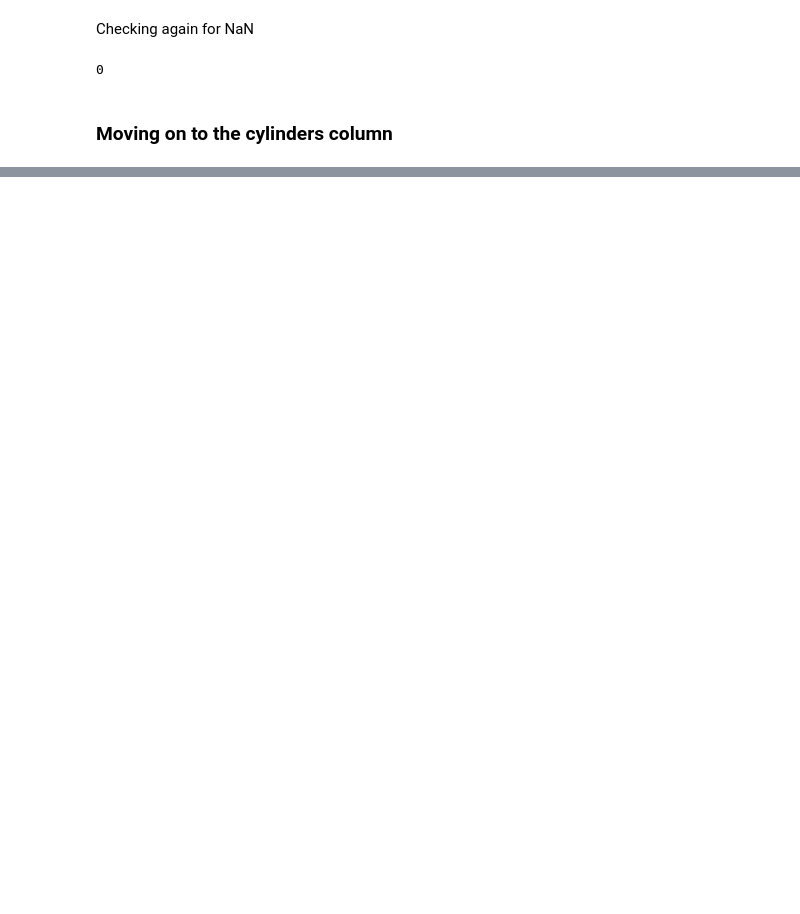
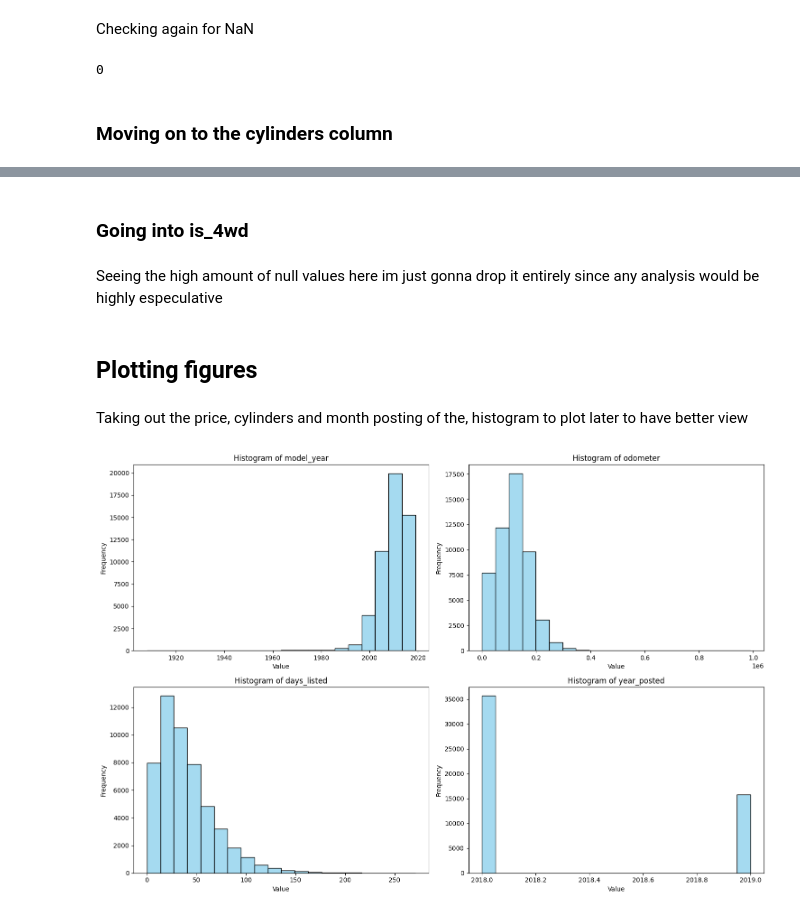
Before and after one commit to TirsoPaneque/SoftwareDevelopmentToolsProject, a Jupyter notebook: notebooks/EDA.ipynb, the cells around one changed output, grey strips where cells are left out. Cells and saved outputs as stored; diff of their text form; code cells hidden in the pictures; blank space fills up the shorter version.

```diff
--- a/notebooks/EDA.ipynb
+++ b/notebooks/EDA.ipynb
@@ -209,0 +316,2 @@ df['cylinders'].shape[0]-df['cylinders'].count()
+# %%
+df['odometer'] = df.groupby('price')['odometer'].apply(lambda x: x.fillna(x.mean())).reset_index(drop=True)
@@ -209,0 +331,2 @@ df['cylinders'].shape[0]-df['cylinders'].count()
+# %%
+df['odometer'] = df['odometer'].fillna(df['odometer'].mean())
@@ -209,0 +350,2 @@ df['cylinders'].shape[0]-df['cylinders'].count()
+# %%
+df['paint_color'] = df['paint_color'].fillna(df['paint_color'].value_counts().reset_index().iloc[0][0])
@@ -209,0 +356,14 @@ df['cylinders'].shape[0]-df['cylinders'].count()
+# %% [markdown]
+### Going into is_4wd
+# %% [markdown]
+Seeing the high amount of null values here im just gonna drop it entirely since any analysis would be highly especulative
+# %%
+df.drop('is_4wd', axis=1, inplace=True)
+# %% [markdown]
+## Plotting figures
+# %% [markdown]
+Taking out the price, cylinders and month posting of the, histogram to plot later to have better view
+# %%
+plot_numeric_histograms(df.drop(['price', 'cylinders', 'month_posted'], axis=1))
+# %% [output]
+[figure, added]
```
Also changed, not shown: parts of 34 cells of this notebook.
